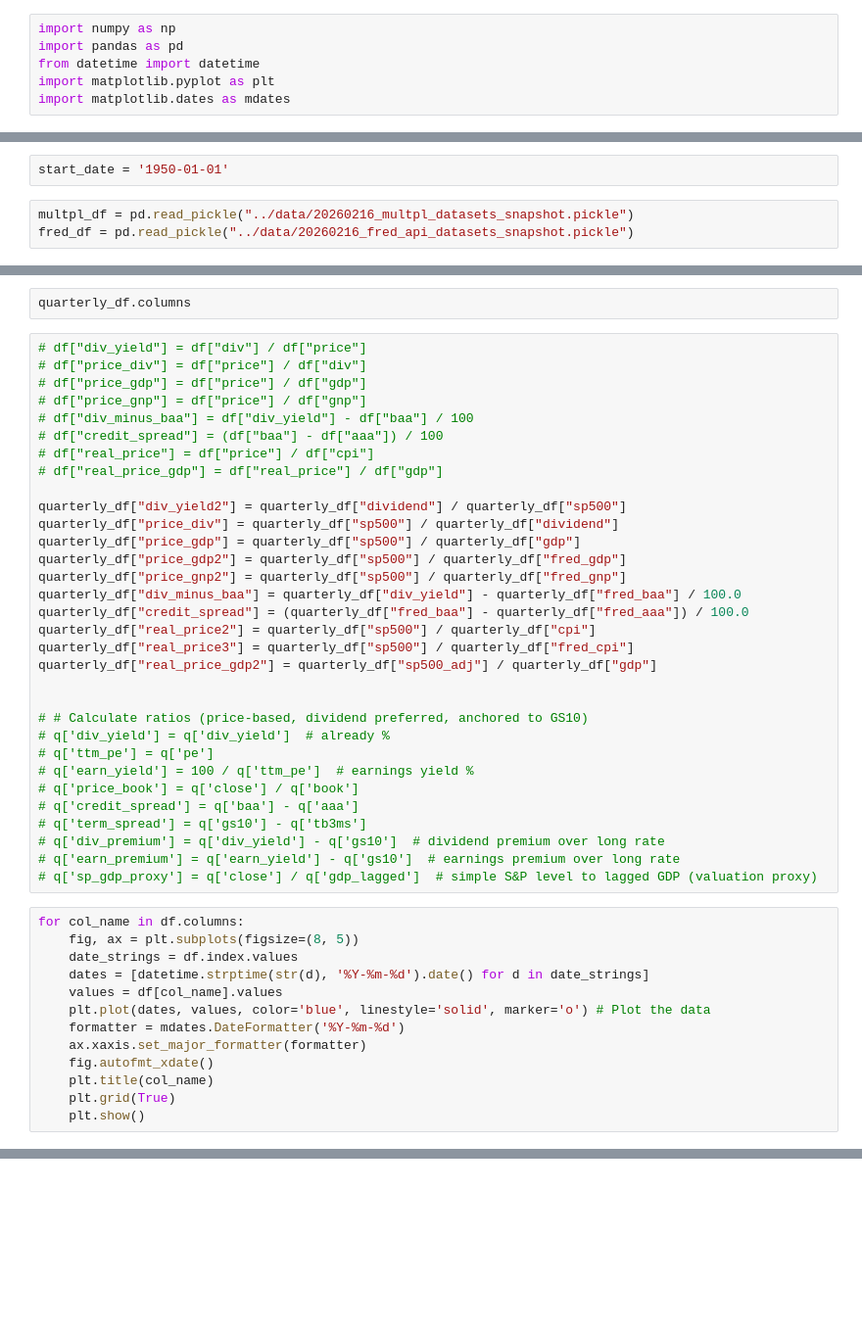
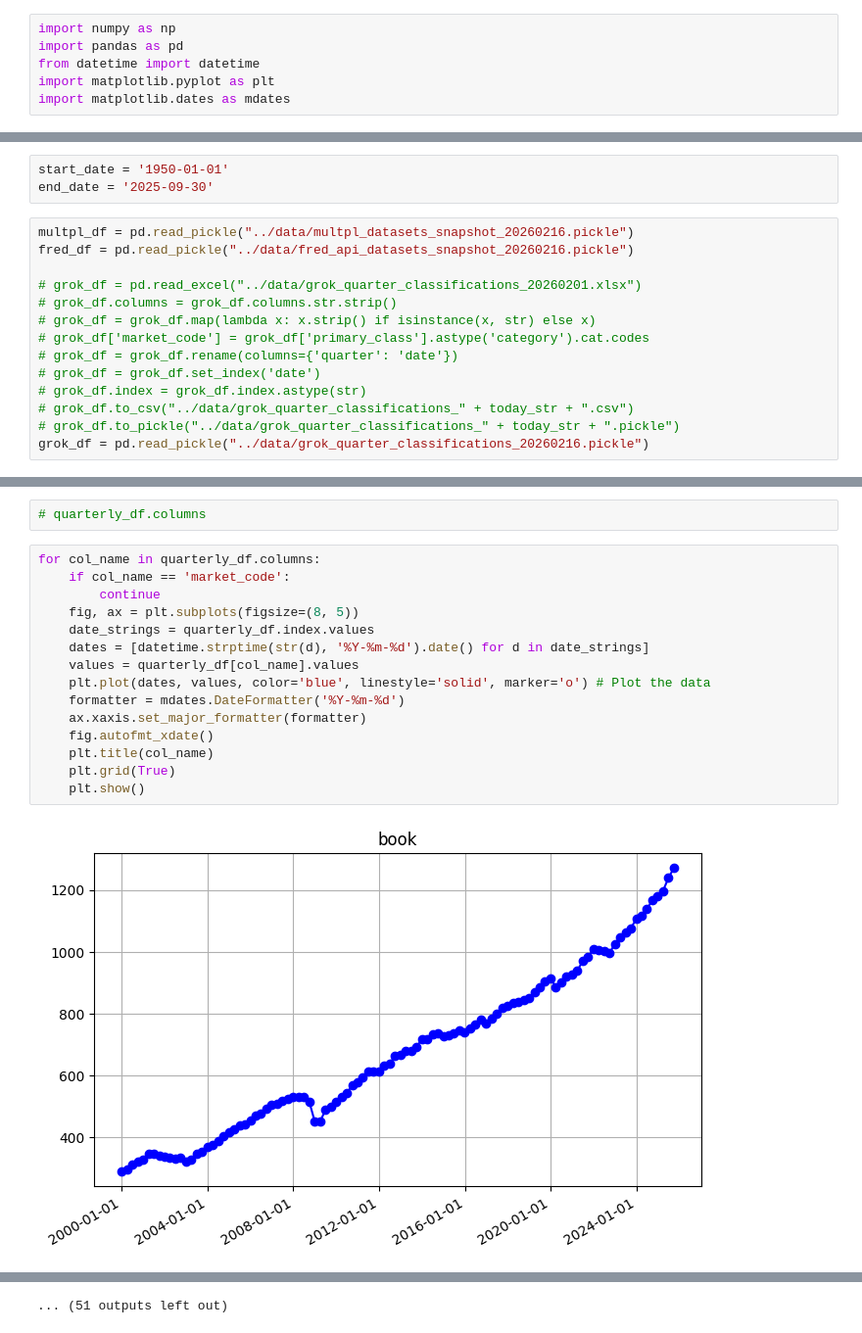
Before and after one commit to strycker/trading-crab, a Jupyter notebook: notebooks/step3_combine_datasets_incl_labels_and_study.ipynb, the cells around one changed output, grey strips where cells are left out. Shown at 98% size. Cells and saved outputs as stored; diff of their text form; blank space fills up the shorter version.

Commit message:
updating notebooks and adding additional data files

```diff
--- a/notebooks/step3_combine_datasets_incl_labels_and_study.ipynb
+++ b/notebooks/step3_combine_datasets_incl_labels_and_study.ipynb
@@ -7,6 +12,18 @@ import matplotlib.dates as mdates
 # %%
 start_date = '1950-01-01'
+end_date = '2025-09-30'
 # %%
-multpl_df = pd.read_pickle("../data/20260216_multpl_datasets_snapshot.pickle")
-fred_df = pd.read_pickle("../data/20260216_fred_api_datasets_snapshot.pickle")
+multpl_df = pd.read_pickle("../data/multpl_datasets_snapshot_20260216.pickle")
+fred_df = pd.read_pickle("../data/fred_api_datasets_snapshot_20260216.pickle")
+
+# grok_df = pd.read_excel("../data/grok_quarter_classifications_20260201.xlsx")
+# grok_df.columns = grok_df.columns.str.strip()
+# grok_df = grok_df.map(lambda x: x.strip() if isinstance(x, str) else x)
+# grok_df['market_code'] = grok_df['primary_class'].astype('category').cat.codes
+# grok_df = grok_df.rename(columns={'quarter': 'date'})
+# grok_df = grok_df.set_index('date')
+# grok_df.index = grok_df.index.astype(str)
+# grok_df.to_csv("../data/grok_quarter_classifications_" + today_str + ".csv")
+# grok_df.to_pickle("../data/grok_quarter_classifications_" + today_str + ".pickle")
+grok_df = pd.read_pickle("../data/grok_quarter_classifications_20260216.pickle")
 # %%
@@ -63,47 +85,19 @@ quarterly_df
 # %%
-quarterly_df.columns
+# quarterly_df.columns
-# %%
-# df["div_yield"] = df["div"] / df["price"]
-# df["price_div"] = df["price"] / df["div"]
-# df["price_gdp"] = df["price"] / df["gdp"]
-# df["price_gnp"] = df["price"] / df["gnp"]
-# df["div_minus_baa"] = df["div_yield"] - df["baa"] / 100
-# df["credit_spread"] = (df["baa"] - df["aaa"]) / 100
-# df["real_price"] = df["price"] / df["cpi"]
-# df["real_price_gdp"] = df["real_price"] / df["gdp"]
-
-quarterly_df["div_yield2"] = quarterly_df["dividend"] / quarterly_df["sp500"]
-quarterly_df["price_div"] = quarterly_df["sp500"] / quarterly_df["dividend"]
-quarterly_df["price_gdp"] = quarterly_df["sp500"] / quarterly_df["gdp"]
-quarterly_df["price_gdp2"] = quarterly_df["sp500"] / quarterly_df["fred_gdp"]
-quarterly_df["price_gnp2"] = quarterly_df["sp500"] / quarterly_df["fred_gnp"]
-quarterly_df["div_minus_baa"] = quarterly_df["div_yield"] - quarterly_df["fred_baa"] / 100.0
-quarterly_df["credit_spread"] = (quarterly_df["fred_baa"] - quarterly_df["fred_aaa"]) / 100.0
-quarterly_df["real_price2"] = quarterly_df["sp500"] / quarterly_df["cpi"]
-quarterly_df["real_price3"] = quarterly_df["sp500"] / quarterly_df["fred_cpi"]
-quarterly_df["real_price_gdp2"] = quarterly_df["sp500_adj"] / quarterly_df["gdp"]
-
-
-# # Calculate ratios (price-based, dividend preferred, anchored to GS10)
-# q['div_yield'] = q['div_yield']  # already %
-# q['ttm_pe'] = q['pe']
-# q['earn_yield'] = 100 / q['ttm_pe']  # earnings yield %
-# q['price_book'] = q['close'] / q['book']
-# q['credit_spread'] = q['baa'] - q['aaa']
-# q['term_spread'] = q['gs10'] - q['tb3ms']
-# q['div_premium'] = q['div_yield'] - q['gs10']  # dividend premium over long rate
-# q['earn_premium'] = q['earn_yield'] - q['gs10']  # earnings premium over long rate
-# q['sp_gdp_proxy'] = q['close'] / q['gdp_lagged']  # simple S&P level to lagged GDP (valuation proxy)
 # %%
-for col_name in df.columns:
+for col_name in quarterly_df.columns:
+    if col_name == 'market_code':
+        continue
     fig, ax = plt.subplots(figsize=(8, 5))
-    date_strings = df.index.values
+    date_strings = quarterly_df.index.values
     dates = [datetime.strptime(str(d), '%Y-%m-%d').date() for d in date_strings]
-    values = df[col_name].values
+    values = quarterly_df[col_name].values
     plt.plot(dates, values, color='blue', linestyle='solid', marker='o') # Plot the data
     formatter = mdates.DateFormatter('%Y-%m-%d')
     ax.xaxis.set_major_formatter(formatter)
     fig.autofmt_xdate()
     plt.title(col_name)
     plt.grid(True)
     plt.show()
+# %% [output]
+[figure, added]
@@ -109,0 +115 @@ for col_name in df.columns:
+... (51 outputs left out)
```
Also changed, not shown: parts of 8 cells of this notebook, 12 other files.
